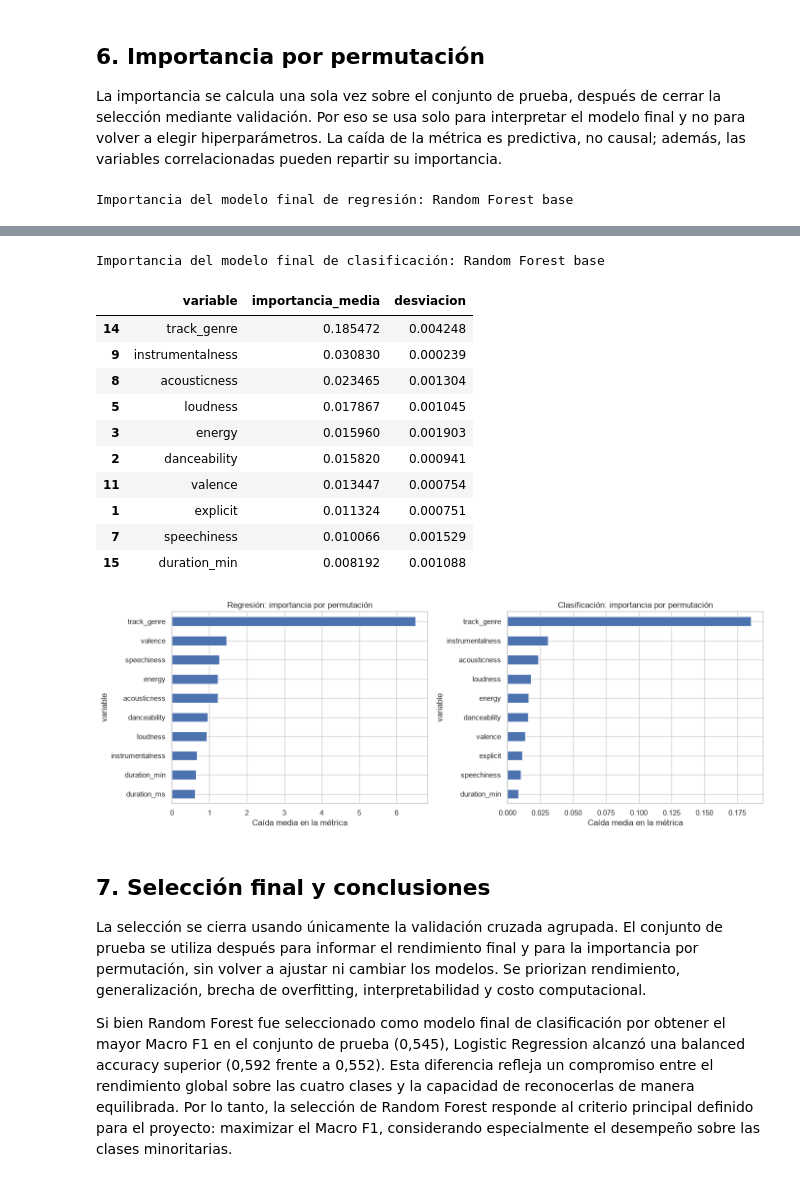
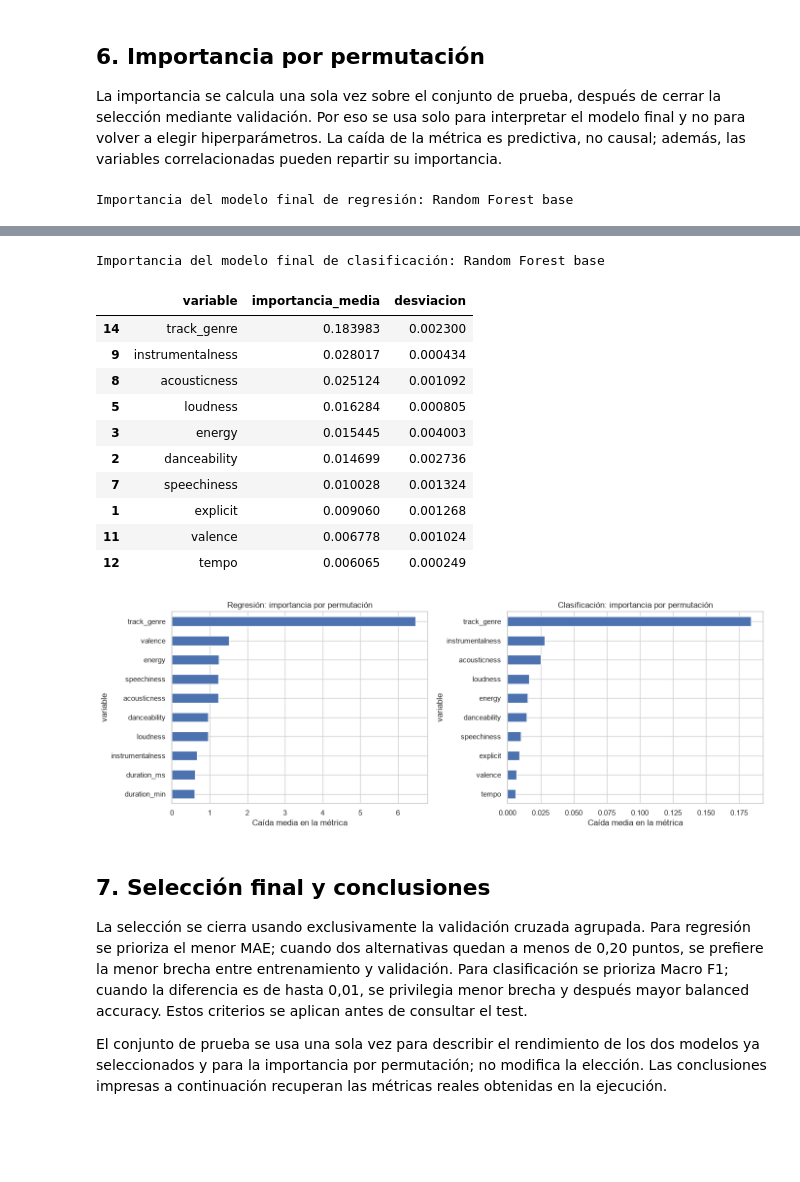
Before and after one commit to Cardosocaro/DataSciense-Curso, a Jupyter notebook: Tp-Final/Modelado_Supervisado_Spotify.ipynb, the cells around one changed output, grey strips where cells are left out. Cells and saved outputs as stored; diff of their text form; code cells hidden in the pictures; blank space fills up the shorter version.

```diff
--- a/Tp-Final/Modelado_Supervisado_Spotify.ipynb
+++ b/Tp-Final/Modelado_Supervisado_Spotify.ipynb
@@ -249,7 +249,7 @@ for name, model in regression_models.items():
     scores = cross_validate(
         model, X_train_reg, y_train_reg, groups=groups_train_reg, cv=reg_cv,
         scoring={'mae': 'neg_mean_absolute_error', 'rmse': 'neg_root_mean_squared_error', 'r2': 'r2'},
-        return_train_score=True, n_jobs=-1
+        return_train_score=True, n_jobs=1
     )
     model.fit(X_train_reg, y_train_reg)
     regression_fitted[name] = model
@@ -308,7 +281,7 @@ for name, model in classification_models.items():
     scores = cross_validate(
         model, X_train_clf, y_train_clf, groups=groups_train_clf, cv=clf_cv,
         scoring={'accuracy': 'accuracy', 'balanced_accuracy': 'balanced_accuracy', 'f1_macro': 'f1_macro'},
-        return_train_score=True, n_jobs=-1
+        return_train_score=True, n_jobs=1
     )
     model.fit(X_train_clf, y_train_clf)
     classification_fitted[name] = model
@@ -376,25 +310,43 @@ tuning_started = time.perf_counter()
 ridge_search = GridSearchCV(
     regression_models['Ridge base'],
     param_grid={'model__alpha': [0.1, 1.0, 10.0, 50.0]},
-    scoring='neg_mean_absolute_error', cv=search_reg_cv, n_jobs=-1, return_train_score=True
+    scoring='neg_mean_absolute_error', cv=search_reg_cv, n_jobs=1, return_train_score=True
 )
 ridge_search.fit(X_train_reg, y_train_reg, groups=groups_train_reg)
 print('Mejores parámetros Ridge:', ridge_search.best_params_)
 print('Mejor MAE de validación Ridge:', -ridge_search.best_score_)
 
-rf_search = RandomizedSearchCV(
+rf_reg_search = RandomizedSearchCV(
+    regression_models['Random Forest base'],
+    param_distributions={
+        'model__n_estimators': [40, 60],
+        'model__max_depth': [12, 20, None],
+        'model__min_samples_split': [2, 10, 20],
+        'model__min_samples_leaf': [1, 3, 6, 10],
+        'model__max_features': [0.7, 'sqrt'],
+    },
+    n_iter=2, scoring='neg_mean_absolute_error', cv=search_reg_cv,
+    random_state=RANDOM_STATE, n_jobs=-1, return_train_score=True
+)
+rf_reg_search.fit(X_train_reg, y_train_reg, groups=groups_train_reg)
+print('Mejores parámetros Random Forest regresión:', rf_reg_search.best_params_)
+print('Mejor MAE de validación RF:', -rf_reg_search.best_score_)
+
+rf_clf_search = RandomizedSearchCV(
     classification_models['Random Forest base'],
     param_distributions={
-        'model__n_estimators': [60, 80, 100],
-        'model__max_depth': [None, 16, 24],
-        'model__min_samples_leaf': [1, 2, 4],
+        'model__n_estimators': [40, 60],
+        'model__max_depth': [10, 16, 24, None],
+        'model__min_samples_split': [2, 10, 20],
+        'model__min_samples_leaf': [1, 3, 6, 10],
+        'model__max_features': [0.7, 'sqrt'],
     },
-    n_iter=SEARCH_ITERATIONS, scoring='f1_macro', cv=search_clf_cv,
+    n_iter=2, scoring='f1_macro', cv=search_clf_cv,
     random_state=RANDOM_STATE, n_jobs=-1, return_train_score=True
 )
-rf_search.fit(X_train_clf, y_train_clf, groups=groups_train_clf)
-print('Mejores parámetros Random Forest clasificación:', rf_search.best_params_)
-print('Mejor Macro F1 de validación:', rf_search.best_score_)
+rf_clf_search.fit(X_train_clf, y_train_clf, groups=groups_train_clf)
+print('Mejores parámetros Random Forest clasificación:', rf_clf_search.best_params_)
+print('Mejor Macro F1 de validación RF:', rf_clf_search.best_score_)
 print(f'Tiempo de optimización: {time.perf_counter() - tuning_started:.1f} segundos')
 # %% [output]
 Mejores parámetros Ridge: {'model__alpha': 0.1}
@@ -502,10 +473,10 @@ Selección provisional cerrada por validación: regresión=Random Forest base; c
 
 La importancia se calcula una sola vez sobre el conjunto de prueba, después de cerrar la selección mediante validación. Por eso se usa solo para interpretar el modelo final y no para volver a elegir hiperparámetros. La caída de la métrica es predictiva, no causal; además, las variables correlacionadas pueden repartir su importancia.
 # %%
-def permutation_table(model, X_eval, y_eval, scoring, repeats=3):
+def permutation_table(model, X_eval, y_eval, scoring, repeats=2):
     result = permutation_importance(
         model, X_eval, y_eval, scoring=scoring,
-        n_repeats=repeats, random_state=RANDOM_STATE, n_jobs=-1
+        n_repeats=repeats, random_state=RANDOM_STATE, n_jobs=1
     )
     return pd.DataFrame({
         'variable': X_eval.columns,
@@ -556,22 +527,22 @@ Importancia del modelo final de regresión: Random Forest base
 Importancia del modelo final de clasificación: Random Forest base
 |  | variable | importancia_media | desviacion |
-| 14 | track_genre | 0.185472 | 0.004248 |
-| 9 | instrumentalness | 0.030830 | 0.000239 |
-| 8 | acousticness | 0.023465 | 0.001304 |
-| 5 | loudness | 0.017867 | 0.001045 |
-| 3 | energy | 0.015960 | 0.001903 |
-| 2 | danceability | 0.015820 | 0.000941 |
-| 11 | valence | 0.013447 | 0.000754 |
-| 1 | explicit | 0.011324 | 0.000751 |
-| 7 | speechiness | 0.010066 | 0.001529 |
-| 15 | duration_min | 0.008192 | 0.001088 |
+| 14 | track_genre | 0.183983 | 0.002300 |
+| 9 | instrumentalness | 0.028017 | 0.000434 |
+| 8 | acousticness | 0.025124 | 0.001092 |
+| 5 | loudness | 0.016284 | 0.000805 |
+| 3 | energy | 0.015445 | 0.004003 |
+| 2 | danceability | 0.014699 | 0.002736 |
+| 7 | speechiness | 0.010028 | 0.001324 |
+| 1 | explicit | 0.009060 | 0.001268 |
+| 11 | valence | 0.006778 | 0.001024 |
+| 12 | tempo | 0.006065 | 0.000249 |
-[figure, old version]
+[figure, new version]
 # %% [markdown]
 ## 7. Selección final y conclusiones
 
-La selección se cierra usando únicamente la validación cruzada agrupada. El conjunto de prueba se utiliza después para informar el rendimiento final y para la importancia por permutación, sin volver a ajustar ni cambiar los modelos. Se priorizan rendimiento, generalización, brecha de overfitting, interpretabilidad y costo computacional.
+La selección se cierra usando exclusivamente la validación cruzada agrupada. Para regresión se prioriza el menor MAE; cuando dos alternativas quedan a menos de 0,20 puntos, se prefiere la menor brecha entre entrenamiento y validación. Para clasificación se prioriza Macro F1; cuando la diferencia es de hasta 0,01, se privilegia menor brecha y después mayor balanced accuracy. Estos criterios se aplican antes de consultar el test.
 
-Si bien Random Forest fue seleccionado como modelo final de clasificación por obtener el mayor Macro F1 en el conjunto de prueba (0,545), Logistic Regression alcanzó una balanced accuracy superior (0,592 frente a 0,552). Esta diferencia refleja un compromiso entre el rendimiento global sobre las cuatro clases y la capacidad de reconocerlas de manera equilibrada. Por lo tanto, la selección de Random Forest responde al criterio principal definido para el proyecto: maximizar el Macro F1, considerando especialmente el desempeño sobre las clases minoritarias.
+El conjunto de prueba se usa una sola vez para describir el rendimiento de los dos modelos ya seleccionados y para la importancia por permutación; no modifica la elección. Las conclusiones impresas a continuación recuperan las métricas reales obtenidas en la ejecución.
 # %%
 final_reg_row = regression_comparison[regression_comparison['modelo'].eq(final_reg_name)].iloc[0]
 final_clf_row = classification_comparison[classification_comparison['modelo'].eq(final_clf_name)].iloc[0]
```
Also changed, not shown: parts of 10 cells of this notebook.
